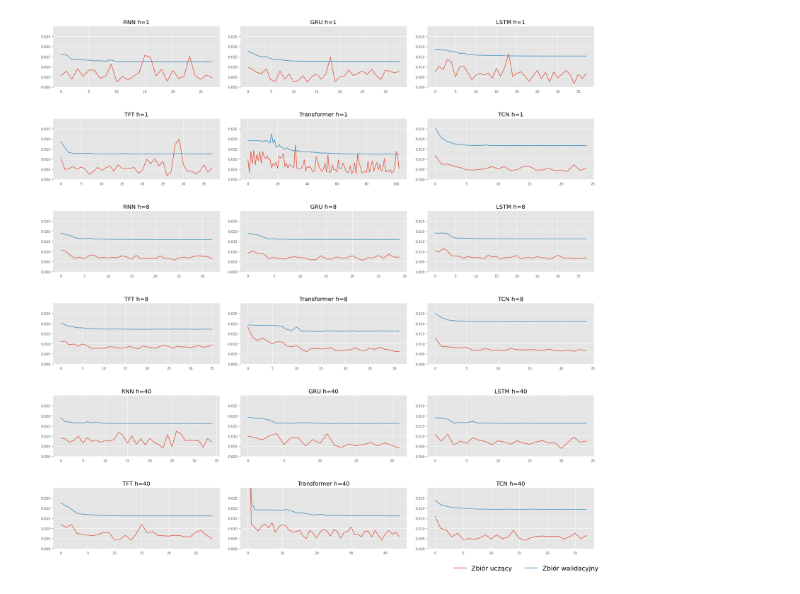
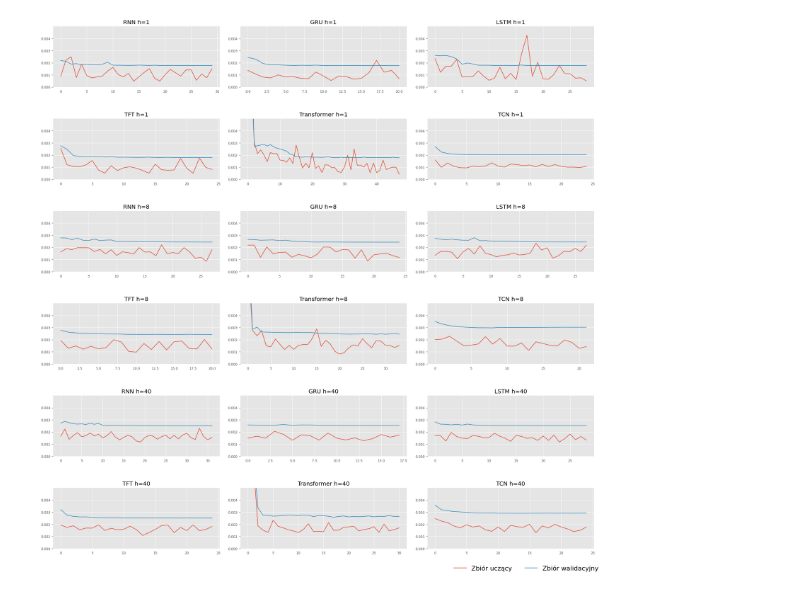
Before and after one commit to mikasso/nasdaq_forecasting, a Jupyter notebook: visualization_results.ipynb, the cells around one changed output. Saved outputs shown, nothing was run; the diff lists cells and outputs as text; code cells hidden in the pictures.

Commit message:
hourly data

```diff
--- a/visualization_results.ipynb
+++ b/visualization_results.ipynb
@@ -43,31 +43,31 @@ plt.ioff()
 ... (7 outputs left out)
 # %%
-
 import numpy as np
 
 
 plt.close()
 plt.ion()
 figure, axis = plt.subplots(6, 3)
 figure.tight_layout(pad=2.0)
 figure.set_figheight(20)
 
-min_val_losses = {}
+min_val_losses = pd.DataFrame(index=["h=1",'h=8','h=40'], columns=["RNN","LSTM"])
 
 for idx, (key, value) in enumerate(loss_dict.items()):
         ax = axis[idx // 3, idx % 3]
         ax.plot(value[0])
         ax.plot(value[1])
-        min_val_losses[key] = min(value[1])
-        ax.set_yticks(np.arange(0, 0.03, 0.005))
-        ax.set_ylim(0, 0.03)
+        k = key.split(" ")
+        min_val_losses[k[0]][k[1]] = min(value[1])
+        ax.set_yticks(np.arange(0, 0.005, 0.001))
+        ax.set_ylim(0, 0.005)
         ax.set_title(key)
 
 labels = ["Zbiór uczący", "Zbiór walidacyjny"]
 figure.legend(labels, loc='lower right',  ncol=len(labels),  prop={'size': 16}, bbox_transform=figure.transFigure)
 plt.show()
 # %% [output]
-[figure, old version]
+[figure, new version]
 # %%
 import darts
 
```
Also changed, not shown: parts of 3 cells of this notebook, 4 other files.
